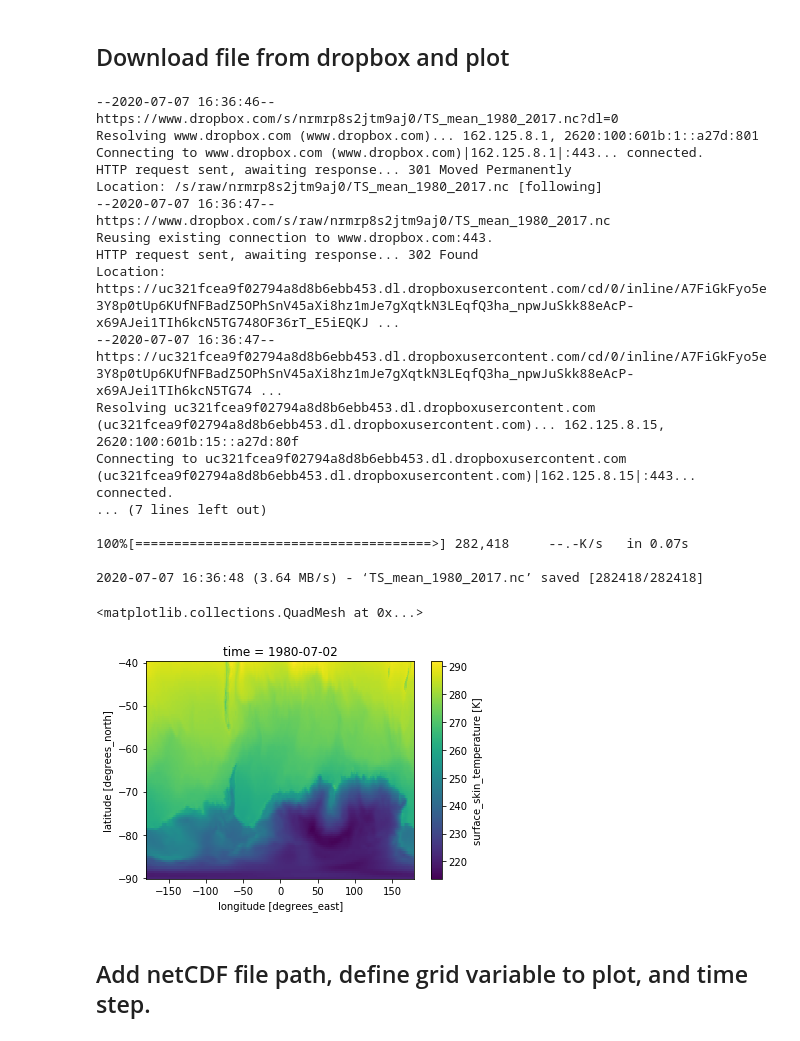
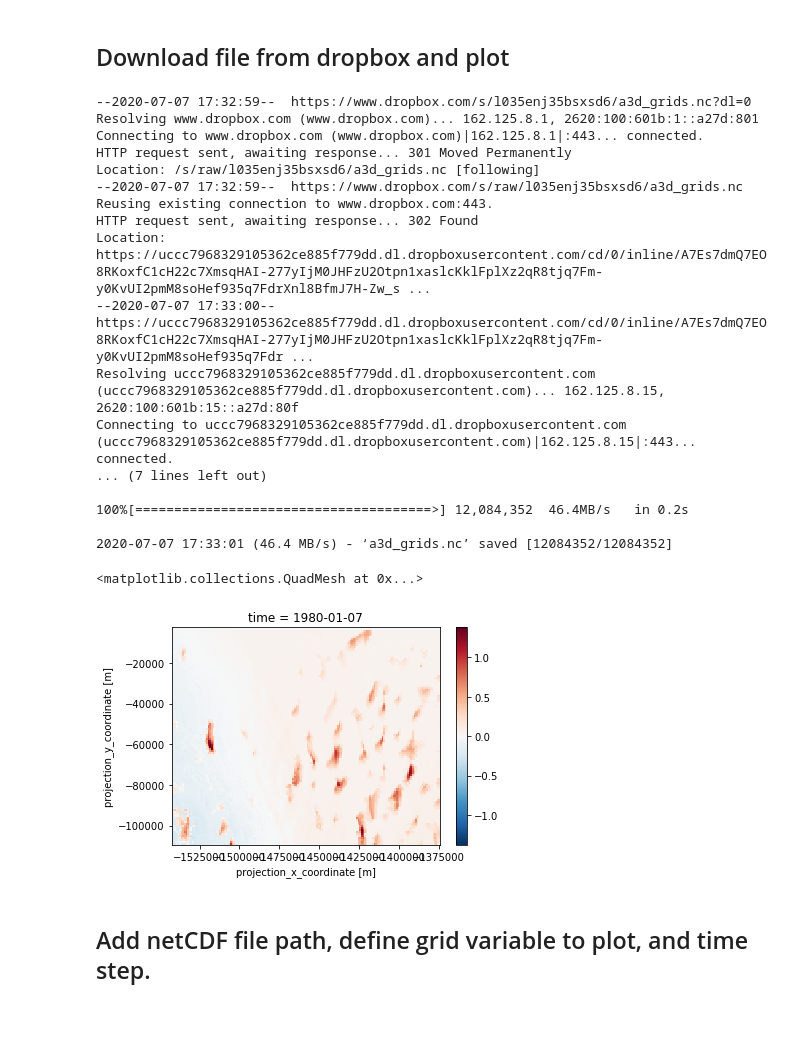
Before and after one commit to EricKeenan/SNOWPACK_WAIS, a Jupyter notebook: analysis/Visualize_A3D_grids.ipynb, the cells around one changed output. Cells and saved outputs as stored; diff of their text form; code cells hidden in the pictures.

Commit message:
Automatically put A3D .nc grids into dropbox so that mybinder can open them

```diff
--- a/analysis/Visualize_A3D_grids.ipynb
+++ b/analysis/Visualize_A3D_grids.ipynb
@@ -16,30 +16,32 @@ from palettable.colorbrewer.diverging import *
 # %% [markdown]
 ## Download file from dropbox and plot
 # %%
-!wget -O TS_mean_1980_2017.nc https://www.dropbox.com/s/nrmrp8s2jtm9aj0/TS_mean_1980_2017.nc?dl=0
-file_name="TS_mean_1980_2017.nc"
-TS_mean = xr.open_dataset(file_name)
-TS_mean['TS'].plot()
+!wget -O a3d_grids.nc https://www.dropbox.com/s/l035enj35bsxsd6/a3d_grids.nc?dl=0
+file_name="a3d_grids.nc"
+ds = xr.open_dataset(file_name)
+SMB = ds['pr'] - ds['SFC_SUBL'] - ds['MS_SNOWPACK_RUNOFF']
+SMB = SMB.cumsum(dim='time')
+SMB[-1,:,:].plot()
 # %% [output]
---2020-07-07 16:36:46--  https://www.dropbox.com/s/nrmrp8s2jtm9aj0/TS_mean_1980_2017.nc?dl=0
+--2020-07-07 17:32:59--  https://www.dropbox.com/s/l035enj35bsxsd6/a3d_grids.nc?dl=0
 Resolving www.dropbox.com (www.dropbox.com)... 162.125.8.1, 2620:100:601b:1::a27d:801
 Connecting to www.dropbox.com (www.dropbox.com)|162.125.8.1|:443... connected.
 HTTP request sent, awaiting response... 301 Moved Permanently
-Location: /s/raw/nrmrp8s2jtm9aj0/TS_mean_1980_2017.nc [following]
---2020-07-07 16:36:47--  https://www.dropbox.com/s/raw/nrmrp8s2jtm9aj0/TS_mean_1980_2017.nc
+Location: /s/raw/l035enj35bsxsd6/a3d_grids.nc [following]
+--2020-07-07 17:32:59--  https://www.dropbox.com/s/raw/l035enj35bsxsd6/a3d_grids.nc
 Reusing existing connection to www.dropbox.com:443.
 HTTP request sent, awaiting response... 302 Found
-Location: https://uc321fcea9f02794a8d8b6ebb453.dl.dropboxusercontent.com/cd/0/inline/A7FiGkFyo5e3Y8p0tUp6KUfNFBadZ5OPhSnV45aXi8hz1mJe7gXqtkN3LEqfQ3ha_npwJuSkk88eAcP-x69AJei1TIh6kcN5TG748OF36rT_E5iEQKJ ...
---2020-07-07 16:36:47--  https://uc321fcea9f02794a8d8b6ebb453.dl.dropboxusercontent.com/cd/0/inline/A7FiGkFyo5e3Y8p0tUp6KUfNFBadZ5OPhSnV45aXi8hz1mJe7gXqtkN3LEqfQ3ha_npwJuSkk88eAcP-x69AJei1TIh6kcN5TG74 ...
-Resolving uc321fcea9f02794a8d8b6ebb453.dl.dropboxusercontent.com (uc321fcea9f02794a8d8b6ebb453.dl.dropboxusercontent.com)... 162.125.8.15, 2620:100:601b:15::a27d:80f
-Connecting to uc321fcea9f02794a8d8b6ebb453.dl.dropboxusercontent.com (uc321fcea9f02794a8d8b6ebb453.dl.dropboxusercontent.com)|162.125.8.15|:443... connected.
+Location: https://uccc7968329105362ce885f779dd.dl.dropboxusercontent.com/cd/0/inline/A7Es7dmQ7EO8RKoxfC1cH22c7XmsqHAI-277yIjM0JHFzU2Otpn1xaslcKklFplXz2qR8tjq7Fm-y0KvUI2pmM8soHef935q7FdrXnl8BfmJ7H-Zw_s ...
+--2020-07-07 17:33:00--  https://uccc7968329105362ce885f779dd.dl.dropboxusercontent.com/cd/0/inline/A7Es7dmQ7EO8RKoxfC1cH22c7XmsqHAI-277yIjM0JHFzU2Otpn1xaslcKklFplXz2qR8tjq7Fm-y0KvUI2pmM8soHef935q7Fdr ...
+Resolving uccc7968329105362ce885f779dd.dl.dropboxusercontent.com (uccc7968329105362ce885f779dd.dl.dropboxusercontent.com)... 162.125.8.15, 2620:100:601b:15::a27d:80f
+Connecting to uccc7968329105362ce885f779dd.dl.dropboxusercontent.com (uccc7968329105362ce885f779dd.dl.dropboxusercontent.com)|162.125.8.15|:443... connected.
 ... (7 lines left out)
 
-100%[======================================>] 282,418     --.-K/s   in 0.07s
+100%[======================================>] 12,084,352  46.4MB/s   in 0.2s
 
-2020-07-07 16:36:48 (3.64 MB/s) - ‘TS_mean_1980_2017.nc’ saved [282418/282418]
+2020-07-07 17:33:01 (46.4 MB/s) - ‘a3d_grids.nc’ saved [12084352/12084352]
 <matplotlib.collections.QuadMesh at 0x...>
-[figure, old version]
+[figure, new version]
 # %% [markdown]
 ## Add netCDF file path, define grid variable to plot, and time step.
 # %%
```
Also changed, not shown: parts of 4 cells of this notebook, 1 other file.
